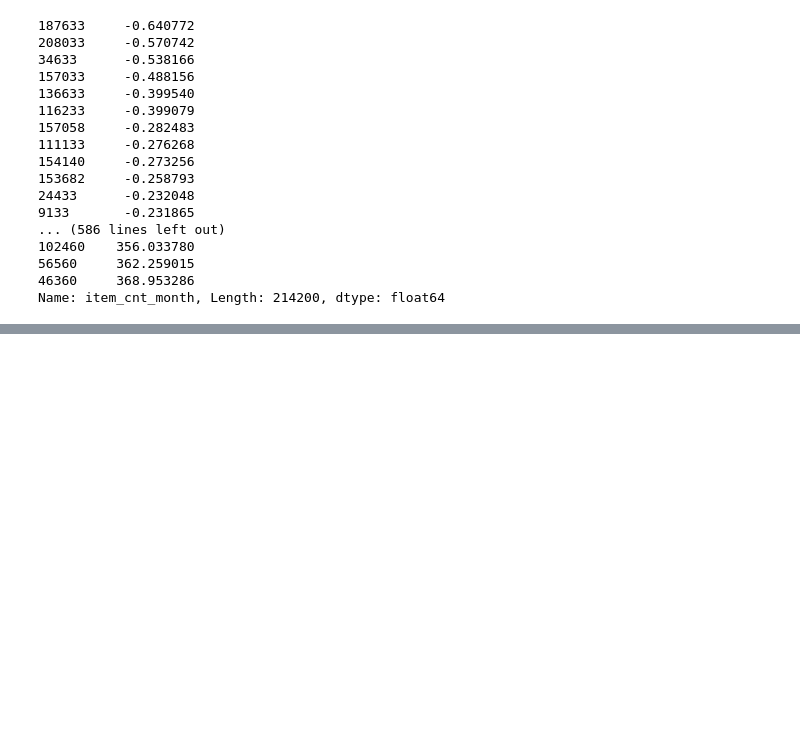
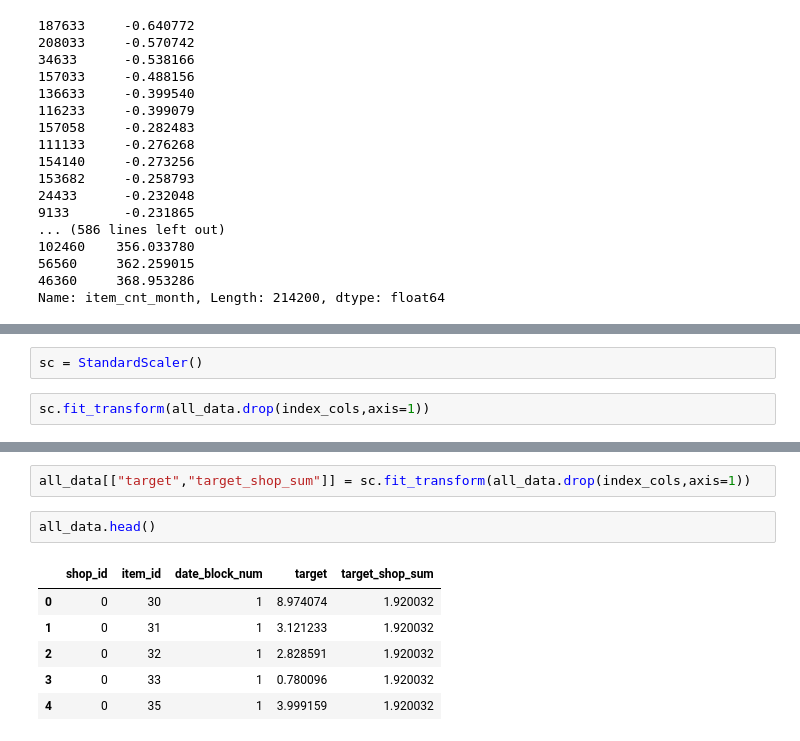
Before and after one commit to sh-tatsuno/how_to_win_kaggle_competition, a Jupyter notebook: warehouse.ipynb, the cells around one changed output, grey strips where cells are left out. Drawn from its saved outputs; the diff is of its cells as text; blank space fills up the shorter version.

```diff
--- a/warehouse.ipynb
+++ b/warehouse.ipynb
@@ -728,0 +772,4 @@ Name: item_cnt_month, Length: 214200, dtype: float64
+# %%
+sc = StandardScaler()
+# %%
+sc.fit_transform(all_data.drop(index_cols,axis=1))
@@ -728,0 +793,11 @@ Name: item_cnt_month, Length: 214200, dtype: float64
+# %%
+all_data[["target","target_shop_sum"]] = sc.fit_transform(all_data.drop(index_cols,axis=1))
+# %%
+all_data.head()
+# %% [output]
+|  | shop_id | item_id | date_block_num | target | target_shop_sum |
+| 0 | 0 | 30 | 1 | 8.974074 | 1.920032 |
+| 1 | 0 | 31 | 1 | 3.121233 | 1.920032 |
+| 2 | 0 | 32 | 1 | 2.828591 | 1.920032 |
+| 3 | 0 | 33 | 1 | 0.780096 | 1.920032 |
+| 4 | 0 | 35 | 1 | 3.999159 | 1.920032 |
```
Also changed, not shown: parts of 6 cells of this notebook, 2 other files.
